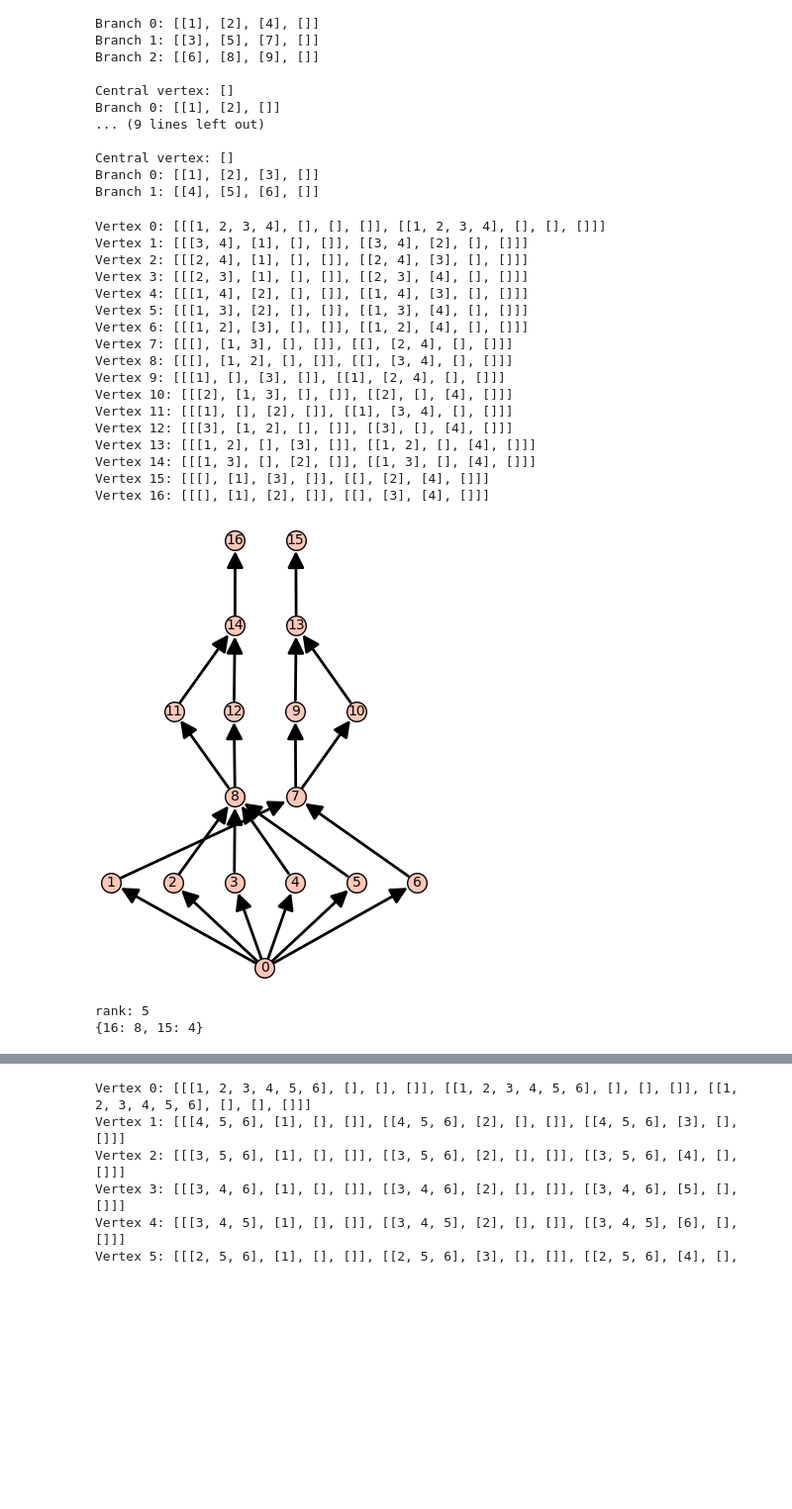
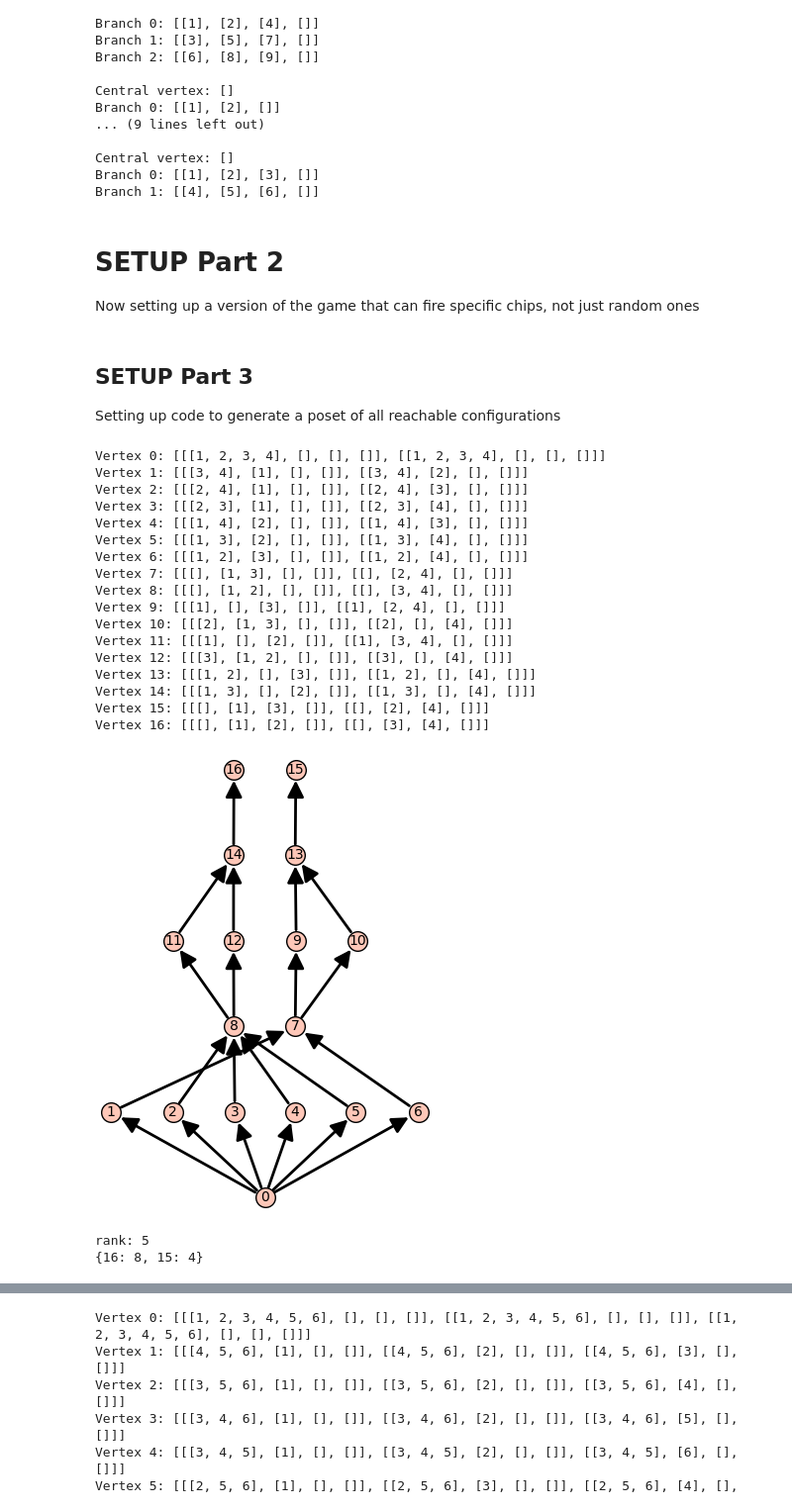
Before and after one commit to gonz0800/UMNs25-chip-firing, a Jupyter notebook: star-firing-poset.ipynb, the cells around one changed output, grey strips where cells are left out. Shown at 99% size. Saved outputs shown, nothing was run; the diff lists cells and outputs as text; code cells hidden in the pictures; blank space fills up the shorter version.

```diff
--- a/star-firing-poset.ipynb
+++ b/star-firing-poset.ipynb
@@ -252,6 +257,9 @@ Branch 0: [[1], [2], []]
 Central vertex: []
 Branch 0: [[1], [2], [3], []]
 Branch 1: [[4], [5], [6], []]
+# %% [markdown]
+# SETUP Part 2
+Now setting up a version of the game that can fire specific chips, not just random ones
 # %%
 # Versions of the functions from above but that fire specific chips instead of randomized (for building the poset)
 
@@ -377,7 +385,11 @@ def getFirableSp(og_config):
 # print(newer_config)
 # newest_config = fireBranchSp(newer_config,1,1,[3,5])
 # print(newest_config)
+# %% [markdown]
+## SETUP Part 3
+Setting up code to generate a poset of all reachable configurations
 # %%
+
 # PROMPT: write a function that will take in a list of lists called inConfig, and then use the function you wrote called find_pairs to find all the pairs of numbers that appear in the same sublist. Then, for each pair, use the function you wrote called move_numbers_in_vectors with inputs inConfig and the pair of numbers to get a new list for each pair. Record all of these lists in a list called reachableConfigs. Then, repeat this process to each of the new lists, and continue until none of the new lists have any pairs of numbers that appear in the same sublist. Then output "Done"
 
 # Modified after generation, then modified again for the star
@@ -425,9 +437,9 @@ def generate_reachable_configs(config):
     return reachableConfigs
 
 
-# test
-config = setStar(2,3)
-generate_reachable_configs(config)
+# # test
+# config = setStar(2,3)
+# generate_reachable_configs(config)
 
 
 # PROMPT: I want to write a function using the code from my last message to write a function that will take two inputs called config and enn, run generate_reachable_configs on config to get a list called reachableConfigs, and then create a list of tuples of the form (i,j) where i and j are indices of items in reachableConfigs such that reachableConfigs[j] is the result of running fireIJ(reachableConfigs[i],k,l) where k and l are any two positive integers less than or equal to enn but not equal to each other
@@ -471,33 +483,33 @@ poset.show()
 
 rnk = poset.rank()
 max_elts = poset.maximal_elements()
 max_elts_ct = {}
 for elt in max_elts:
     max_elts_ct[elt] = 0
 for chain in poset.maximal_chains():
     for elt in max_elts:
         if chain[rnk] == elt:
             max_elts_ct[elt] += 1
 print(f"rank: {rnk}")
 print(max_elts_ct)
 # %% [output]
 Vertex 0: [[[1, 2, 3, 4], [], [], []], [[1, 2, 3, 4], [], [], []]]
 Vertex 1: [[[3, 4], [1], [], []], [[3, 4], [2], [], []]]
 Vertex 2: [[[2, 4], [1], [], []], [[2, 4], [3], [], []]]
 Vertex 3: [[[2, 3], [1], [], []], [[2, 3], [4], [], []]]
 Vertex 4: [[[1, 4], [2], [], []], [[1, 4], [3], [], []]]
 Vertex 5: [[[1, 3], [2], [], []], [[1, 3], [4], [], []]]
 Vertex 6: [[[1, 2], [3], [], []], [[1, 2], [4], [], []]]
 Vertex 7: [[[], [1, 3], [], []], [[], [2, 4], [], []]]
 Vertex 8: [[[], [1, 2], [], []], [[], [3, 4], [], []]]
 Vertex 9: [[[1], [], [3], []], [[1], [2, 4], [], []]]
 Vertex 10: [[[2], [1, 3], [], []], [[2], [], [4], []]]
 Vertex 11: [[[1], [], [2], []], [[1], [3, 4], [], []]]
 Vertex 12: [[[3], [1, 2], [], []], [[3], [], [4], []]]
 Vertex 13: [[[1, 2], [], [3], []], [[1, 2], [], [4], []]]
 Vertex 14: [[[1, 3], [], [2], []], [[1, 3], [], [4], []]]
 Vertex 15: [[[], [1], [3], []], [[], [2], [4], []]]
 Vertex 16: [[[], [1], [2], []], [[], [3], [4], []]]
-[figure, old version]
+[figure, new version]
 rank: 5
 {16: 8, 15: 4}
```
Also changed, not shown: parts of 8 cells of this notebook.
